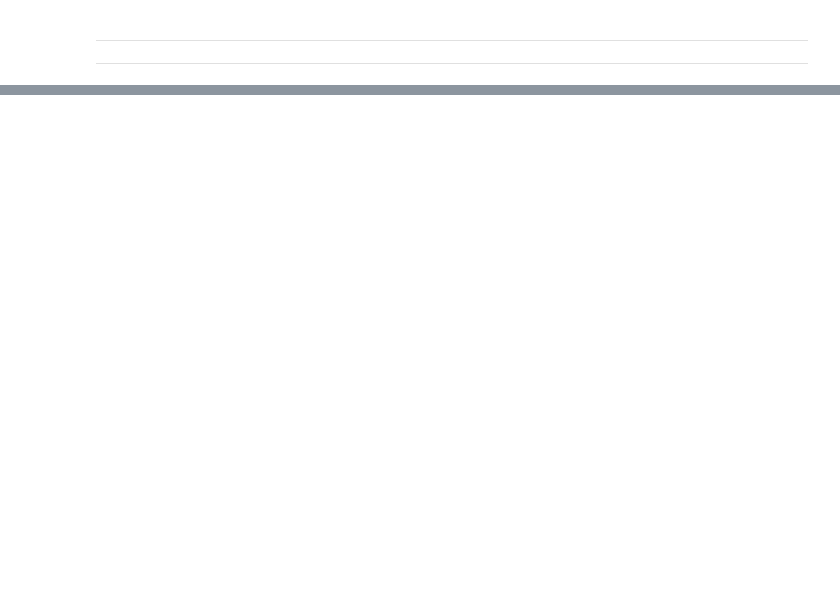
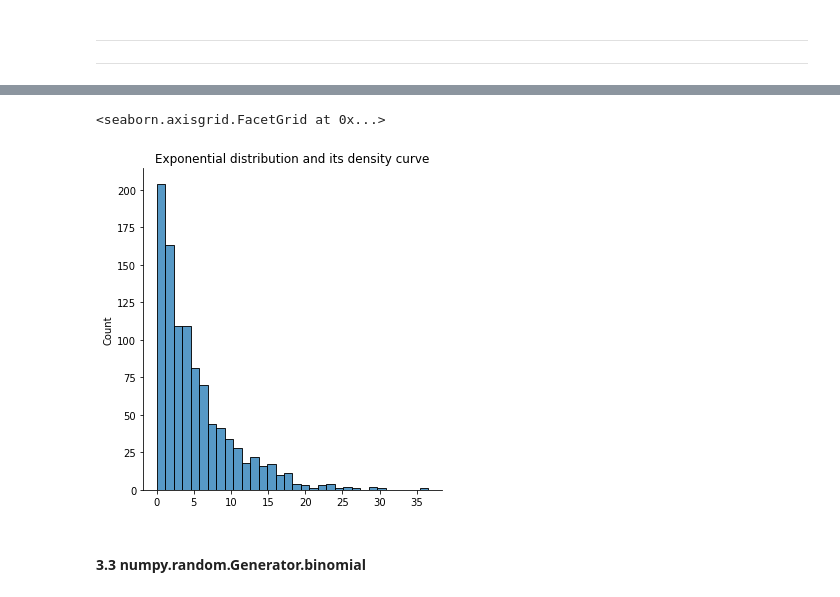
Before and after one commit to Jonish99/PDA-Assigment-One, a Jupyter notebook: numpy.ipynb, the cells around one changed output, grey strips where cells are left out. Drawn from its saved outputs; the diff is of its cells as text; code cells hidden in the pictures; blank space fills up the shorter version.

```diff
--- a/numpy.ipynb
+++ b/numpy.ipynb
@@ -487,0 +690,10 @@ array([[ 4,  2,  1,  0,  3],
+# %%
+rng = np.random.default_rng()
+# %%
+s=rng.exponential(5,1000)
+# %%
+import seaborn as sns
+sns.displot(s).set(title='Exponential distribution and its density curve')
+# %% [output]
+<seaborn.axisgrid.FacetGrid at 0x...>
+[figure, added]
@@ -487,0 +702,2 @@ array([[ 4,  2,  1,  0,  3],
+# %% [markdown]
+#### <strong> 3.3 numpy.random.Generator.binomial</strong>
```
Also changed, not shown: parts of 83 cells of this notebook.
